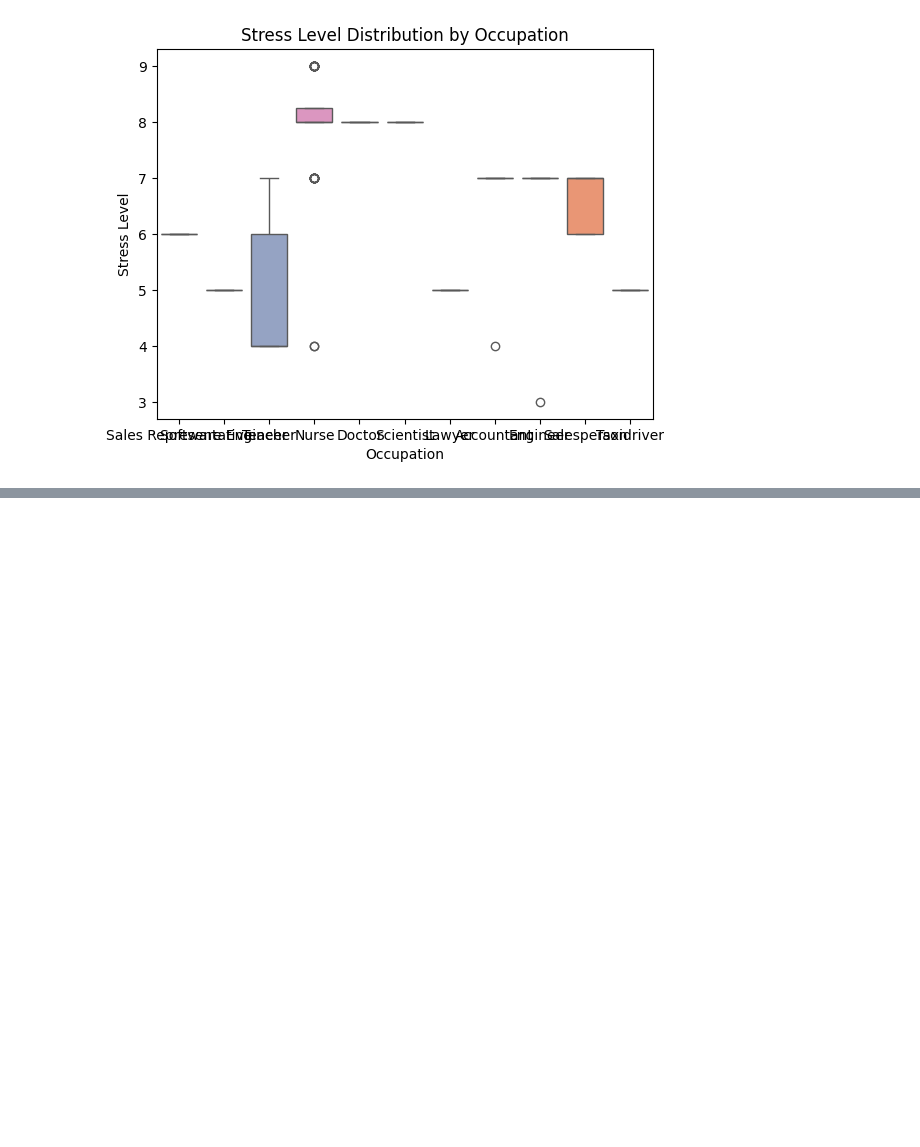
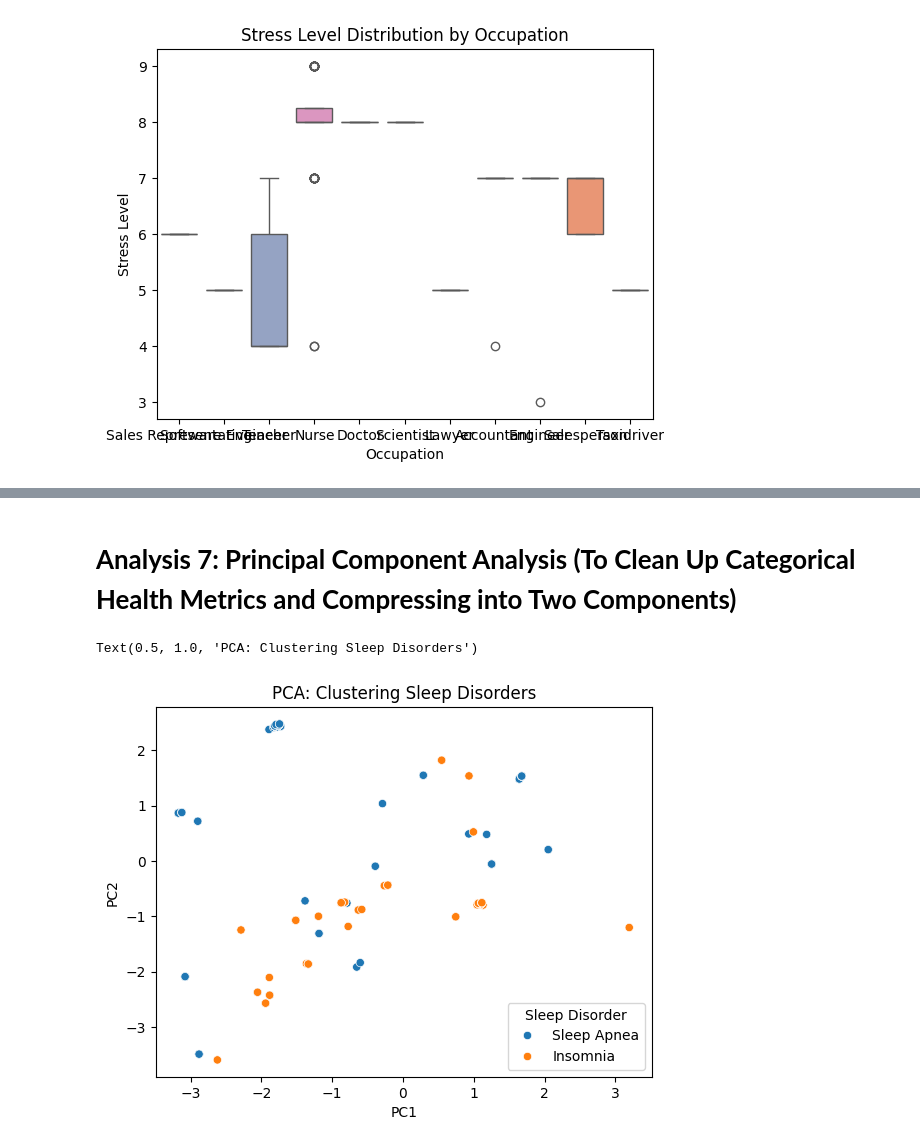
Before and after one commit to Kucheing/FirstOpeningZomato, a Jupyter notebook: ASGZD-1201/ProjectSleepDisorder.ipynb, the cells around one changed output, grey strips where cells are left out. Saved outputs shown, nothing was run; the diff lists cells and outputs as text; code cells hidden in the pictures; blank space fills up the shorter version.

```diff
--- a/ASGZD-1201/ProjectSleepDisorder.ipynb
+++ b/ASGZD-1201/ProjectSleepDisorder.ipynb
@@ -730,0 +810,18 @@ Text(0.5, 1.0, 'Stress Level Distribution by Occupation')
+# %% [markdown]
+# **Analysis 7: Principal Component Analysis (To Clean Up Categorical Health Metrics and Compressing into Two Components)**
+# %%
+from sklearn.decomposition import PCA
+from sklearn.preprocessing import StandardScaler
+
+features = ['Age', 'Sleep Duration', 'Quality of Sleep', 'Physical Activity Level', 'Stress Level', 'Heart Rate', 'Daily Steps']
+x_scaled = StandardScaler().fit_transform(df[features])
+
+pca = PCA(n_components=2)
+pct = pca.fit_transform(x_scaled)
+pca_df = pd.DataFrame(data=pct, columns=['PC1', 'PC2'])
+
+sns.scatterplot(x='PC1', y='PC2', data=pca_df, hue=df['Sleep Disorder'])
+plt.title("PCA: Clustering Sleep Disorders")
+# %% [output]
+Text(0.5, 1.0, 'PCA: Clustering Sleep Disorders')
+[figure, added]
```
Also changed, not shown: parts of 6 cells of this notebook.
